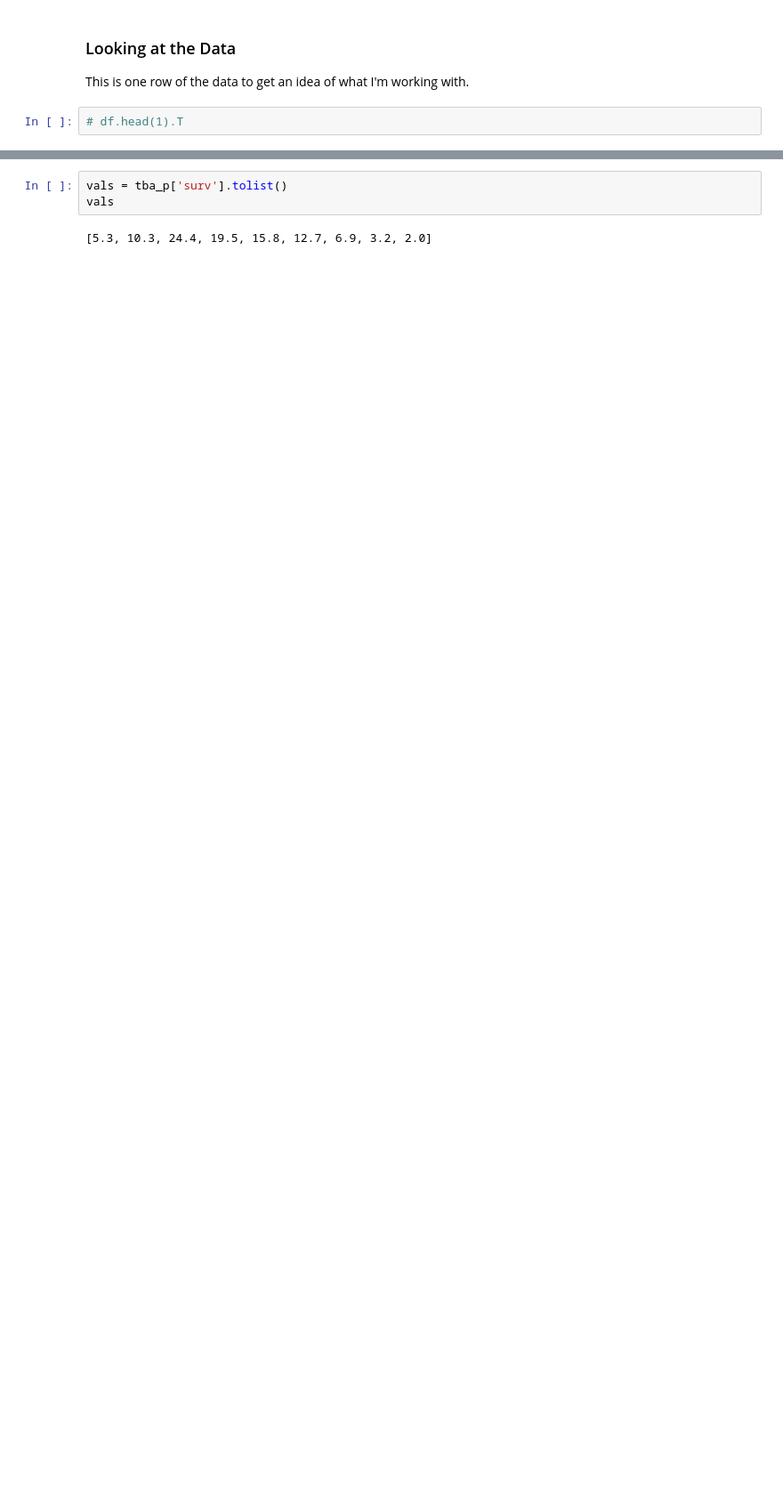
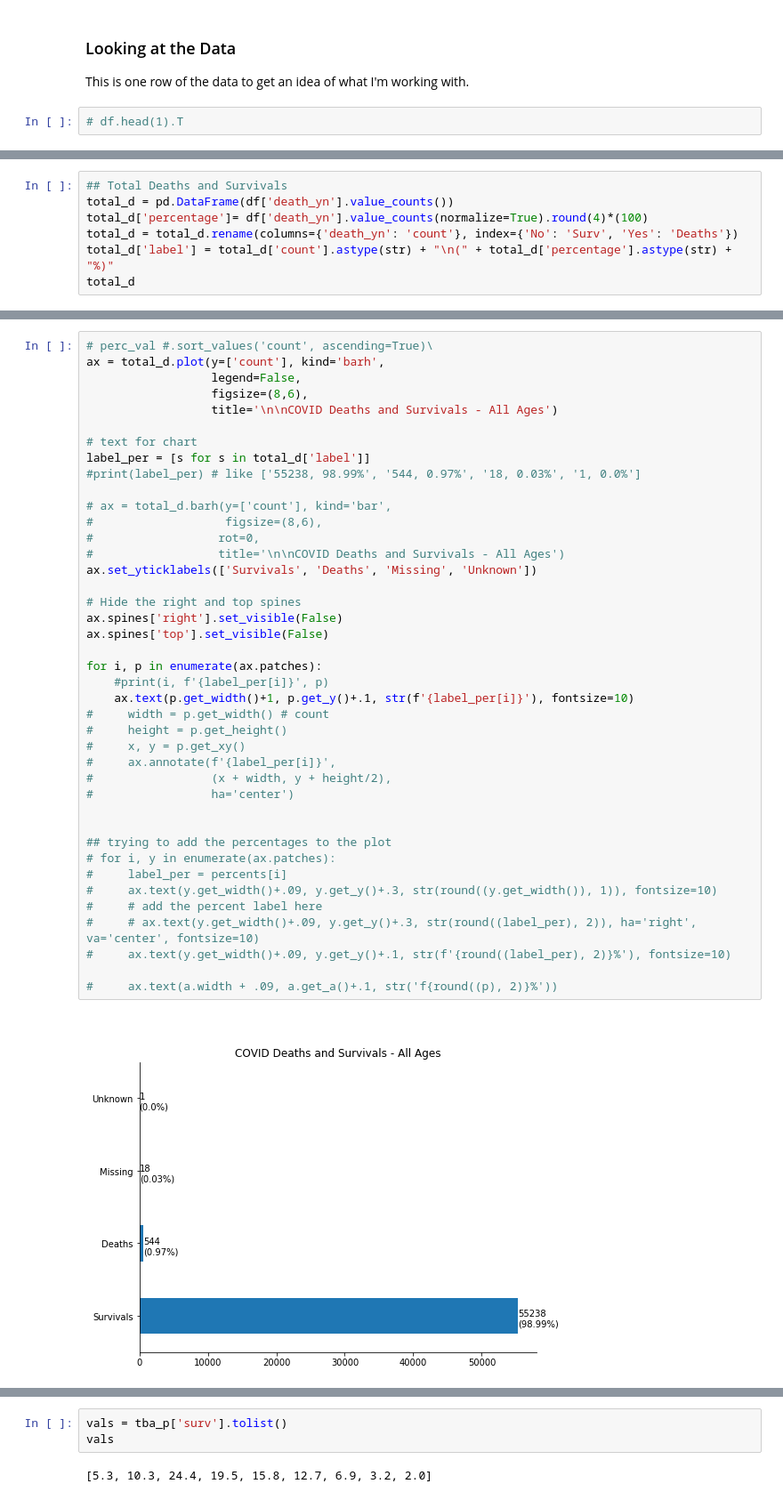
Before and after one commit to lauradahlberg/covid-19_analysis_NC, a Jupyter notebook: exploring_mecklenburg_covid_CDC_data.ipynb, the cells around one changed output, grey strips where cells are left out. Shown at 89% size. Saved outputs shown, nothing was run; the diff lists cells and outputs as text; blank space fills up the shorter version.

```diff
--- a/exploring_mecklenburg_covid_CDC_data.ipynb
+++ b/exploring_mecklenburg_covid_CDC_data.ipynb
@@ -78,0 +82,7 @@ This is one row of the data to get an idea of what I'm working with.
+# %%
+## Total Deaths and Survivals
+total_d = pd.DataFrame(df['death_yn'].value_counts())
+total_d['percentage']= df['death_yn'].value_counts(normalize=True).round(4)*(100)
+total_d = total_d.rename(columns={'death_yn': 'count'}, index={'No': 'Surv', 'Yes': 'Deaths'})
+total_d['label'] = total_d['count'].astype(str) + "\n(" + total_d['percentage'].astype(str) + "%)"
+total_d
@@ -78,0 +95,43 @@ This is one row of the data to get an idea of what I'm working with.
+# %%
+# perc_val #.sort_values('count', ascending=True)\
+ax = total_d.plot(y=['count'], kind='barh',
+                  legend=False,
+                  figsize=(8,6),
+                  title='\n\nCOVID Deaths and Survivals - All Ages')
+
+# text for chart
+label_per = [s for s in total_d['label']]
+#print(label_per) # like ['55238, 98.99%', '544, 0.97%', '18, 0.03%', '1, 0.0%']
+
+# ax = total_d.barh(y=['count'], kind='bar',
+#                   figsize=(8,6),
+#                  rot=0,
+#                  title='\n\nCOVID Deaths and Survivals - All Ages')
+ax.set_yticklabels(['Survivals', 'Deaths', 'Missing', 'Unknown'])
+
+# Hide the right and top spines
+ax.spines['right'].set_visible(False)
+ax.spines['top'].set_visible(False)
+
+for i, p in enumerate(ax.patches):
+    #print(i, f'{label_per[i]}', p)
+    ax.text(p.get_width()+1, p.get_y()+.1, str(f'{label_per[i]}'), fontsize=10)
+#     width = p.get_width() # count
+#     height = p.get_height()
+#     x, y = p.get_xy()
+#     ax.annotate(f'{label_per[i]}',
+#                 (x + width, y + height/2),
+#                 ha='center')
+
+
+## trying to add the percentages to the plot
+# for i, y in enumerate(ax.patches):
+#     label_per = percents[i]
+#     ax.text(y.get_width()+.09, y.get_y()+.3, str(round((y.get_width()), 1)), fontsize=10)
+#     # add the percent label here
+#     # ax.text(y.get_width()+.09, y.get_y()+.3, str(round((label_per), 2)), ha='right', va='center', fontsize=10)
+#     ax.text(y.get_width()+.09, y.get_y()+.1, str(f'{round((label_per), 2)}%'), fontsize=10)
+
+#     ax.text(a.width + .09, a.get_a()+.1, str('f{round((p), 2)}%'))
+# %% [output]
+[figure, added]
```
Also changed, not shown: parts of 14 cells of this notebook.
